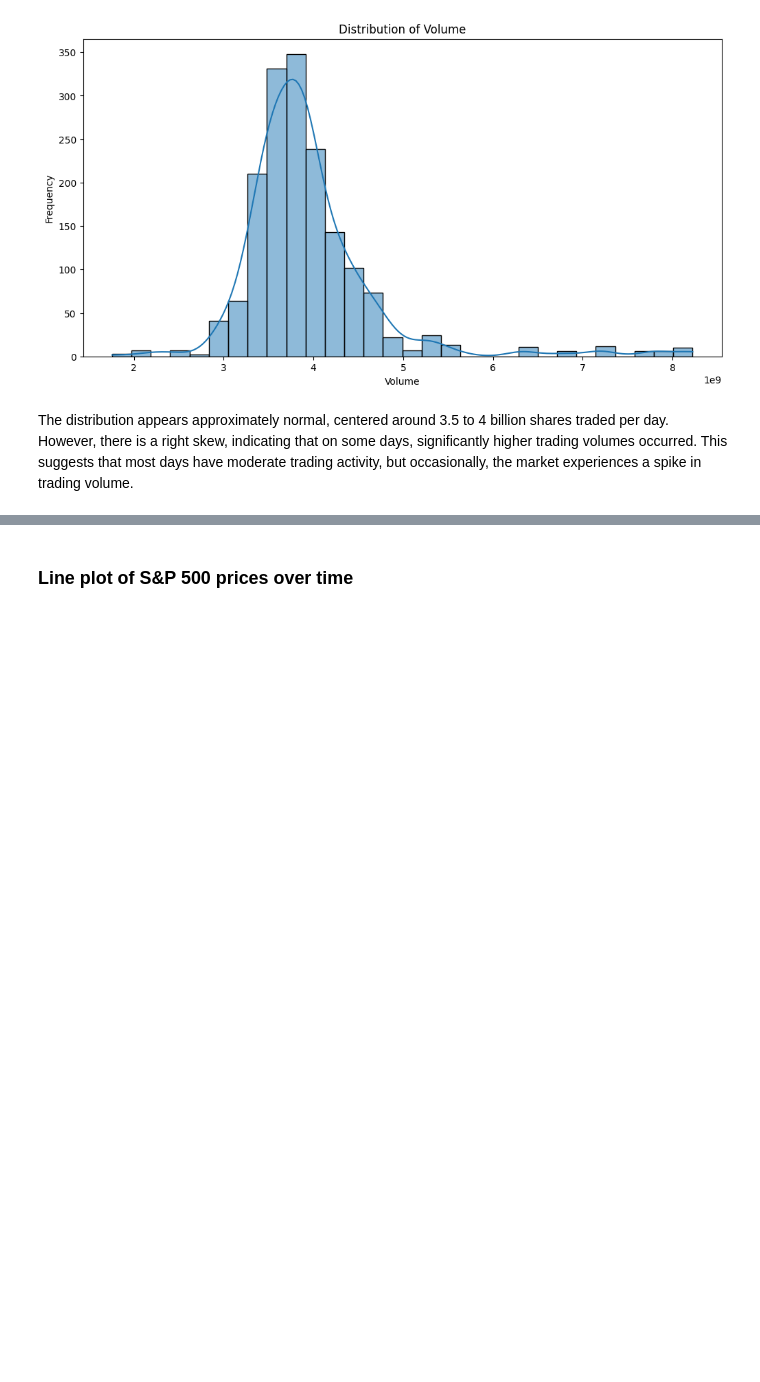
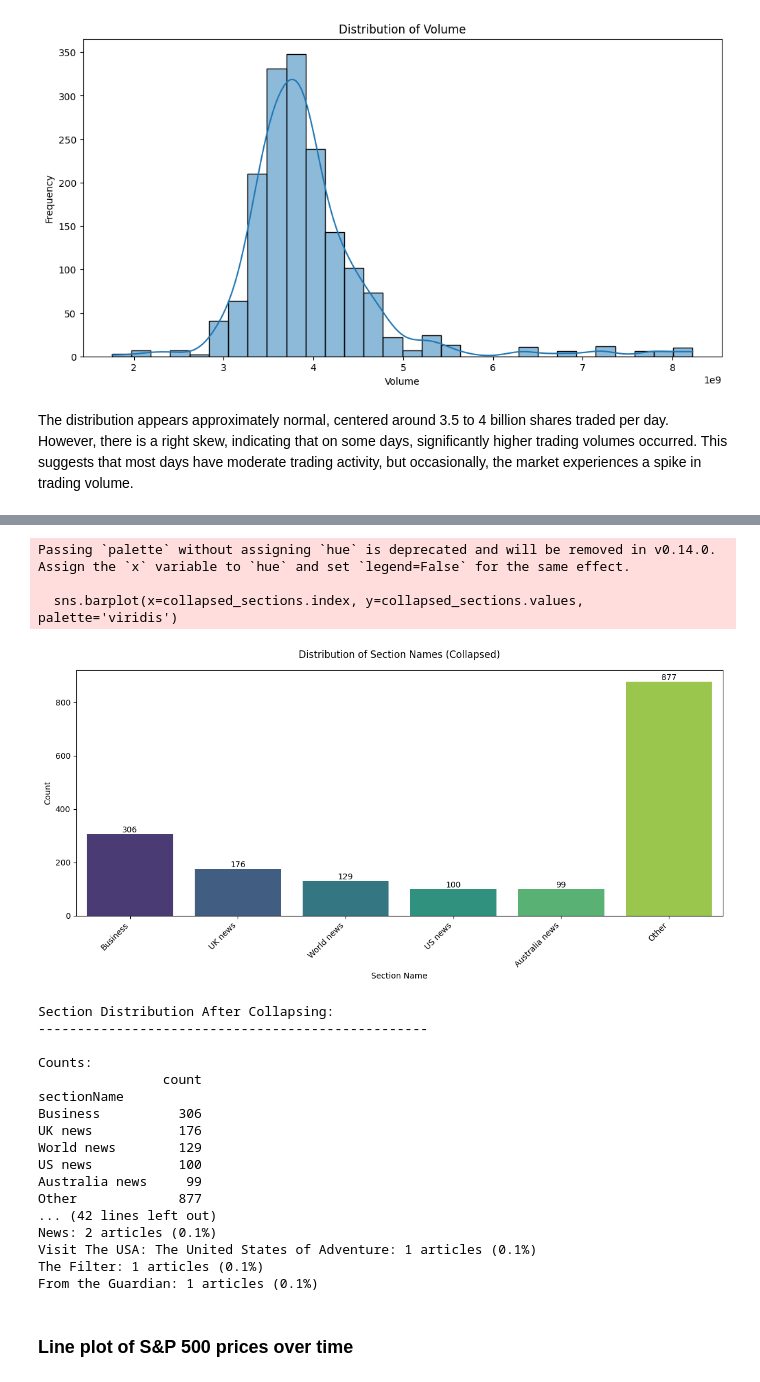
Before and after one commit to johnfeng2023/GR5243, a Jupyter notebook: EDA.ipynb, the cells around one changed output, grey strips where cells are left out. Saved outputs shown, nothing was run; the diff lists cells and outputs as text; code cells hidden in the pictures; blank space fills up the shorter version.

```diff
--- a/EDA.ipynb
+++ b/EDA.ipynb
@@ -147,3 +280,68 @@ The distribution appears approximately normal, centered around 3.5 to 4 billion
+# %%
+# Get section counts
+section_counts = merged_df['sectionName'].value_counts()
+
+# Define threshold for "Other" category (e.g., sections with less than 5% of total)
+threshold_percent = 5
+threshold = len(merged_df) * threshold_percent / 100
+
+# Create new series with low frequency items collapsed
+collapsed_sections = section_counts.copy()
+mask = collapsed_sections < threshold
+other_count = collapsed_sections[mask].sum()
+collapsed_sections = collapsed_sections[~mask]
+collapsed_sections['Other'] = other_count
+
+# Create the plot
+plt.figure(figsize=(12, 6))
+sns.barplot(x=collapsed_sections.index, y=collapsed_sections.values, palette='viridis')
+plt.title('Distribution of Section Names (Collapsed)', pad=15)
+plt.xlabel('Section Name')
+plt.ylabel('Count')
+plt.xticks(rotation=45, ha='right')
+
+# Add value labels on top of each bar
+for i, v in enumerate(collapsed_sections):
+    plt.text(i, v, str(int(v)), ha='center', va='bottom')
+
+plt.tight_layout()
+plt.show()
+
+# Print statistics
+print("\nSection Distribution After Collapsing:")
+print("-" * 50)
+print("\nCounts:")
+print(collapsed_sections.to_frame())
+print("\nPercentages:")
+print((collapsed_sections / len(merged_df) * 100).round(2).to_frame())
+
+# Print what sections were collapsed
+print("\nSections included in 'Other' category:")
+print("-" * 50)
+for section, count in section_counts[mask].items():
+    print(f"{section}: {count} articles ({(count/len(merged_df)*100):.1f}%)")
+# %% [output]
+Passing `palette` without assigning `hue` is deprecated and will be removed in v0.14.0. Assign the `x` variable to `hue` and set `legend=False` for the same effect.
+
+  sns.barplot(x=collapsed_sections.index, y=collapsed_sections.values, palette='viridis')
+[figure, added]
+Section Distribution After Collapsing:
+--------------------------------------------------
+
+Counts:
+                count
+sectionName
+Business          306
+UK news           176
+World news        129
+US news           100
+Australia news     99
+Other             877
+... (42 lines left out)
+News: 2 articles (0.1%)
+Visit The USA: The United States of Adventure: 1 articles (0.1%)
+The Filter: 1 articles (0.1%)
+From the Guardian: 1 articles (0.1%)
 # %% [markdown]
 ### Line plot of S&P 500 prices over time
 # %%
```
Also changed, not shown: parts of 7 cells of this notebook.
